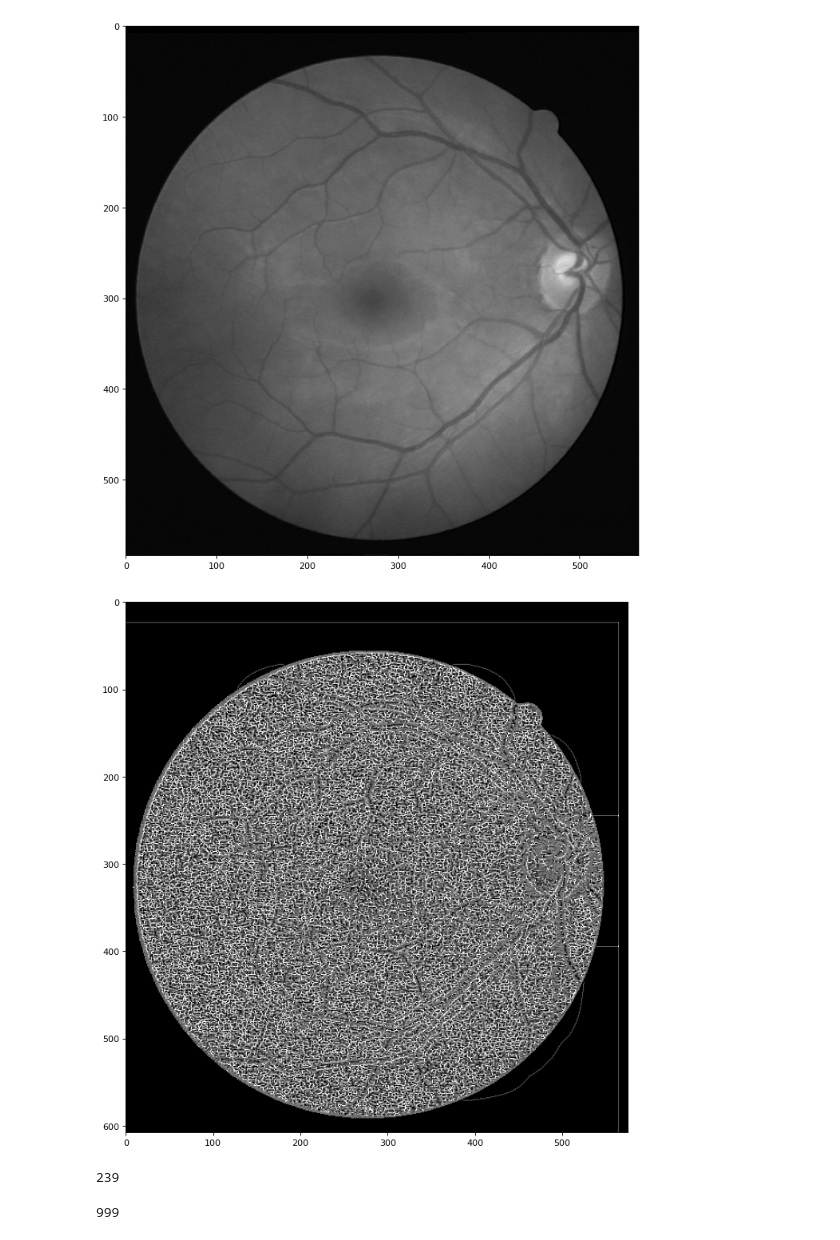
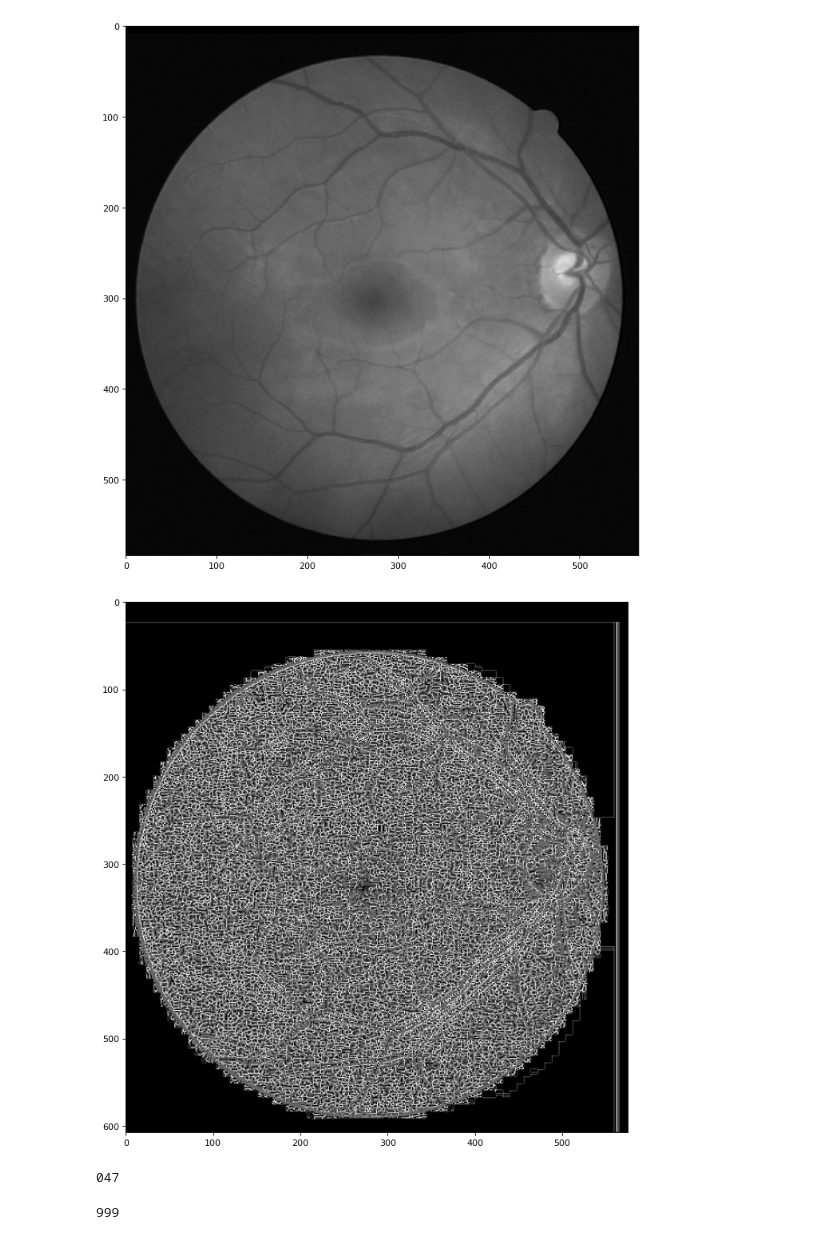
Before and after one commit to f-castellanos/lbp-pyramid, a Jupyter notebook: pixel_neighborhood.ipynb, the cells around one changed output. Saved outputs shown, nothing was run; the diff lists cells and outputs as text; code cells hidden in the pictures.

```diff
--- a/pixel_neighborhood.ipynb
+++ b/pixel_neighborhood.ipynb
@@ -7,7 +7,7 @@ from preprocess.preprocess import *
 import PARAMETERS
 import pandas as pd
 
-
+PARAMETERS.LBP_METHOD = 'riu2'
 pd.DataFrame({k: getattr(PARAMETERS, k) for k in VALID_PARAMETERS.keys()}, index=['Parameters']).head()
 # %% [output]
 |  | LBP_METHOD | METHOD | INTERPOLATION_ALGORITHM | BALANCE | N_SCALES | GRAY_INTENSITY | X2SCALE |
@@ -24,6 +24,7 @@ preprocess = Preprocess(
 from pathlib import Path
 parent_path = '..'
 path = list(Path(f"{parent_path}/dataset/training/images").glob('*.tif'))[0]
+lbp_path = list(Path(f"{path.parent.parent}/preprocessed/{PARAMETERS.INTERPOLATION_ALGORITHM}/lbp/{PARAMETERS.LBP_METHOD}").glob(f"{str(path).split('/')[-1].split('_')[0]}_training_1.0*"))[0]
 mask_path = list(Path(f"{path.parent.parent}/mask").glob(f"{str(path).split('/')[-1].split('_')[0]}*"))[0]
 # %%
 import matplotlib.pyplot as plt
@@ -41,15 +42,16 @@ plot_img(img)
 # %% [output]
 [figure]
 # %%
-img, mask = preprocess.filter_by_mask(img, mask_path)
-img = preprocess.img_processing(img, plot=False)
-img = preprocess.rescale_add_borders(img)
-preprocess.scale = 1
-preprocess.path = str(path)
-img_lbp = preprocess.apply_lbp(img, plot=False)
-plot_img(img_lbp, v_max=9)
+_, mask = preprocess.filter_by_mask(img.copy(), mask_path)
+with open(lbp_path, 'rb') as f:
+    img_lbp = pickle.load(f)
+plot_img(img_lbp, v_max={
+                'default': 256,
+                'riu': 36,
+                'riu2': 10
+            }[PARAMETERS.LBP_METHOD])
 # %% [output]
-[figure, old version]
+[figure, new version]
 # %%
 import numpy as np
 
@@ -77,7 +96,8 @@ def neighborhood_extractor(img_lbp, x, y, kernel):
     neighborhood.sort()
     return ''.join(neighborhood.astype(str))
 
-print(neighborhood_extractor(img_lbp, 200, 476, kernel))
+# Example
+print(neighborhood_extractor(img_lbp, 200, 476, kernel_list[0]))
 # %% [output]
-239
+047
 # %%
```
Also changed, not shown: parts of 16 cells of this notebook, 6 other files.
